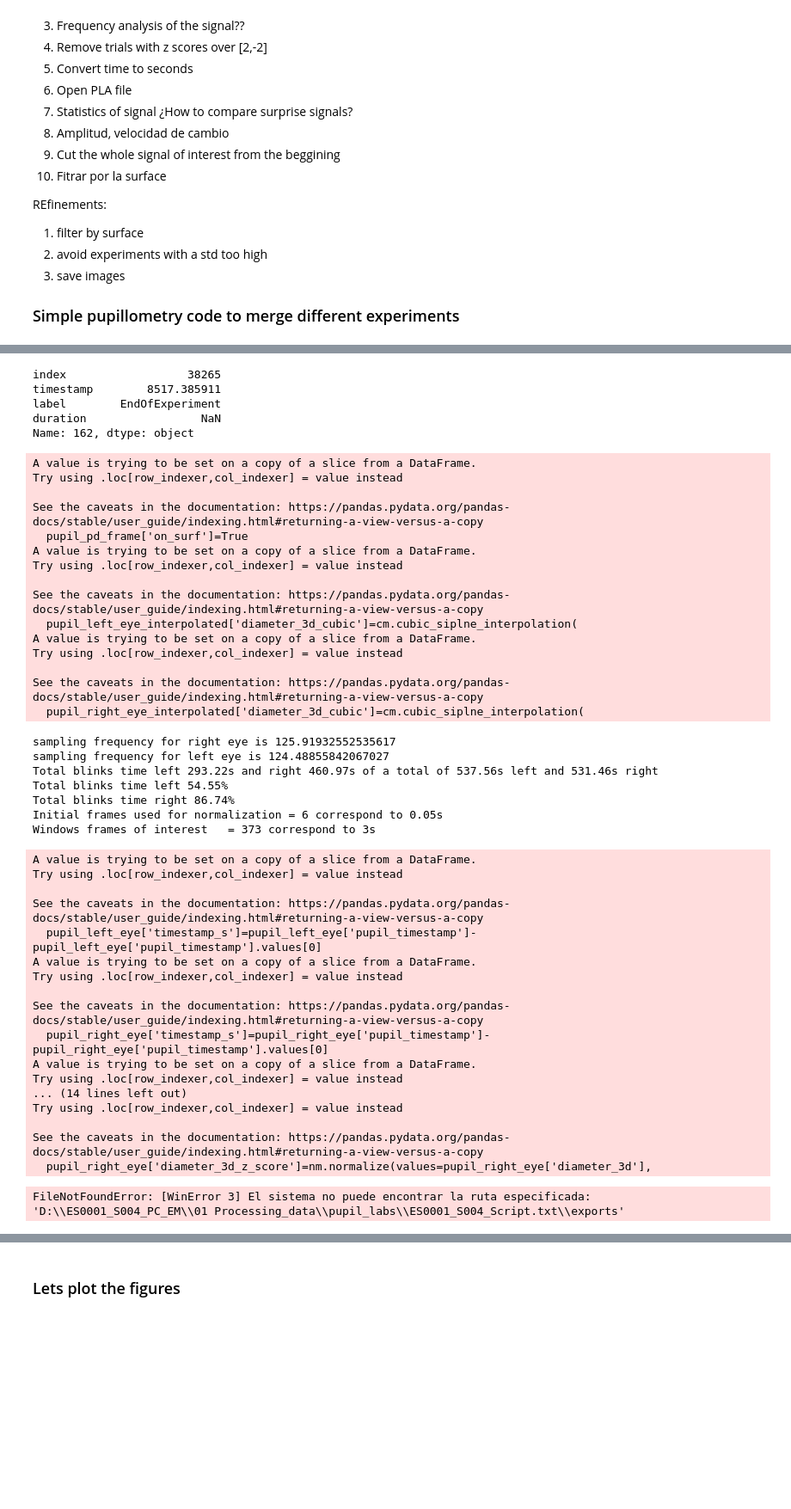
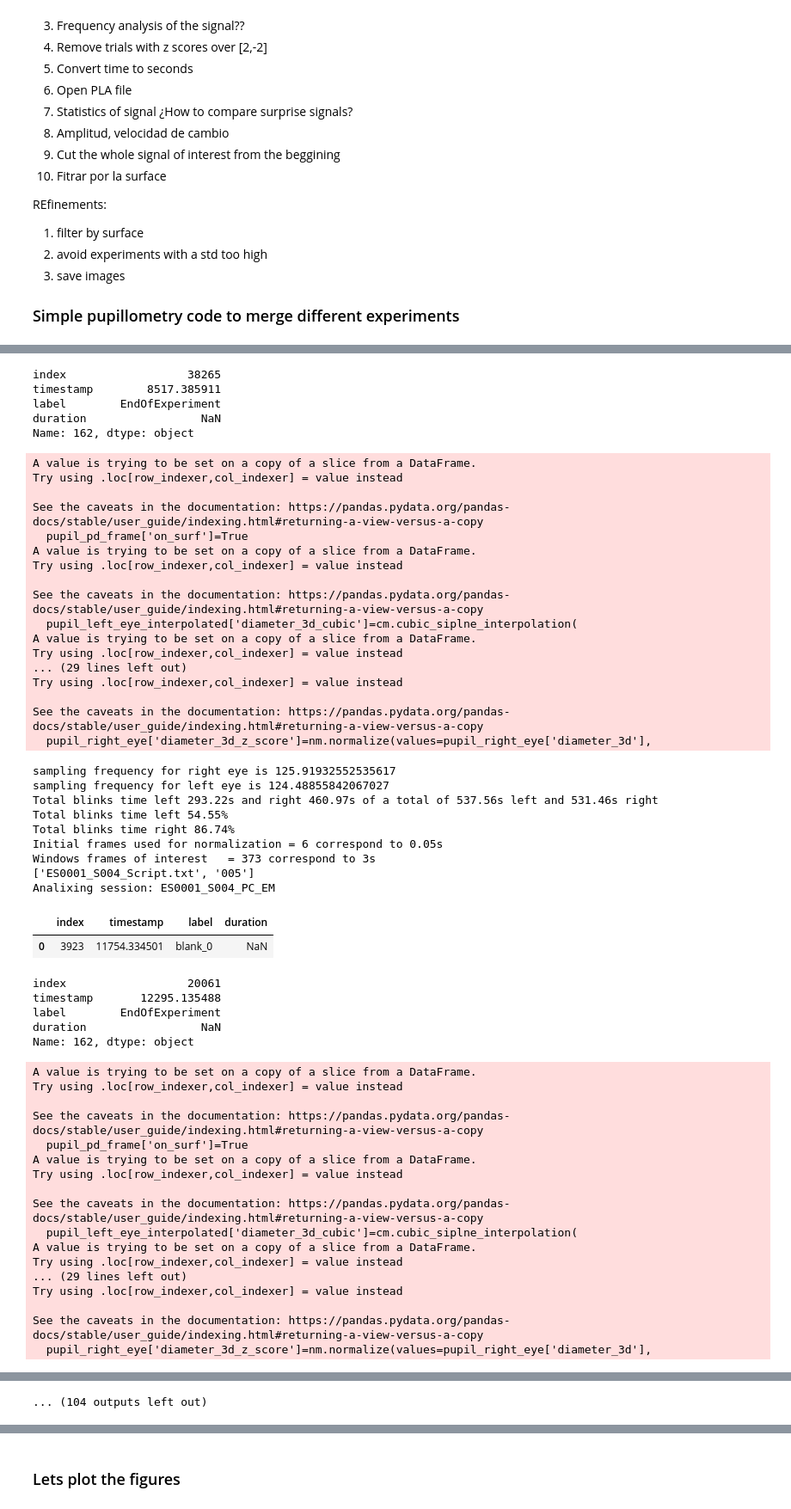
Before and after one commit to Rockyneuron/pupil_labs_analysis, a Jupyter notebook: analysis/pupillometry/pupillometry_analysis_6_merging_exp.ipynb, the cells around one changed output, grey strips where cells are left out. Shown at 86% size. Drawn from its saved outputs; the diff is of its cells as text; code cells hidden in the pictures; blank space fills up the shorter version.

```diff
--- a/analysis/pupillometry/pupillometry_analysis_6_merging_exp.ipynb
+++ b/analysis/pupillometry/pupillometry_analysis_6_merging_exp.ipynb
@@ -32,7 +32,7 @@ import commons as cm
 from data_curation import Normalization
 from pandasql import sqldf
 import pupillometry_commons as cp
-
+from itertools import compress
 nm=Normalization()
 
 session_location = Path(r"D:/")
@@ -52,6 +52,9 @@ image_loc_list=[session_location.joinpath(session,'images_order') for session in
 
 for subject, recording_location in zip(sessions,session_loc_list):
     recording_folder=[record for record in os.listdir(recording_location)  if '00' in record]
+    print(recording_folder)
+    index_aux = list(map(lambda x: not('_' in x), recording_folder))
+    recording_folder=list(compress(recording_folder,index_aux))
     #Load data in folders
     if len(recording_folder)>1:
         ValueError('Ambiguty in folder of experiment')
@@ -86,48 +90,58 @@ for subject, recording_location in zip(sessions,session_loc_list):
 Analixing session: ES0001_S003_PC_EM
 |  | index | timestamp | label | duration |
 | 0 | 6037 | 7977.395531 | blank_0 | NaN |
 index                  38265
 timestamp        8517.385911
 label        EndOfExperiment
 duration                 NaN
 Name: 162, dtype: object
 A value is trying to be set on a copy of a slice from a DataFrame.
 Try using .loc[row_indexer,col_indexer] = value instead
 
 See the caveats in the documentation: https://pandas.pydata.org/pandas-docs/stable/user_guide/indexing.html#returning-a-view-versus-a-copy
   pupil_pd_frame['on_surf']=True
 A value is trying to be set on a copy of a slice from a DataFrame.
 Try using .loc[row_indexer,col_indexer] = value instead
 
 See the caveats in the documentation: https://pandas.pydata.org/pandas-docs/stable/user_guide/indexing.html#returning-a-view-versus-a-copy
   pupil_left_eye_interpolated['diameter_3d_cubic']=cm.cubic_siplne_interpolation(
 A value is trying to be set on a copy of a slice from a DataFrame.
 Try using .loc[row_indexer,col_indexer] = value instead
+... (29 lines left out)
+Try using .loc[row_indexer,col_indexer] = value instead
 
 See the caveats in the documentation: https://pandas.pydata.org/pandas-docs/stable/user_guide/indexing.html#returning-a-view-versus-a-copy
-  pupil_right_eye_interpolated['diameter_3d_cubic']=cm.cubic_siplne_interpolation(
+  pupil_right_eye['diameter_3d_z_score']=nm.normalize(values=pupil_right_eye['diameter_3d'],
 sampling frequency for right eye is 125.91932552535617
 sampling frequency for left eye is 124.48855842067027
 Total blinks time left 293.22s and right 460.97s of a total of 537.56s left and 531.46s right
 Total blinks time left 54.55%
 Total blinks time right 86.74%
 Initial frames used for normalization = 6 correspond to 0.05s
 Windows frames of interest   = 373 correspond to 3s
+['ES0001_S004_Script.txt', '005']
+Analixing session: ES0001_S004_PC_EM
+|  | index | timestamp | label | duration |
+| 0 | 3923 | 11754.334501 | blank_0 | NaN |
-A value is trying to be set on a copy of a slice from a DataFrame.
-Try using .loc[row_indexer,col_indexer] = value instead
-
-See the caveats in the documentation: https://pandas.pydata.org/pandas-docs/stable/user_guide/indexing.html#returning-a-view-versus-a-copy
-  pupil_left_eye['timestamp_s']=pupil_left_eye['pupil_timestamp']-pupil_left_eye['pupil_timestamp'].values[0]
-A value is trying to be set on a copy of a slice from a DataFrame.
-Try using .loc[row_indexer,col_indexer] = value instead
-
-See the caveats in the documentation: https://pandas.pydata.org/pandas-docs/stable/user_guide/indexing.html#returning-a-view-versus-a-copy
-  pupil_right_eye['timestamp_s']=pupil_right_eye['pupil_timestamp']-pupil_right_eye['pupil_timestamp'].values[0]
-A value is trying to be set on a copy of a slice from a DataFrame.
-Try using .loc[row_indexer,col_indexer] = value instead
-... (14 lines left out)
-Try using .loc[row_indexer,col_indexer] = value instead
-
-See the caveats in the documentation: https://pandas.pydata.org/pandas-docs/stable/user_guide/indexing.html#returning-a-view-versus-a-copy
-  pupil_right_eye['diameter_3d_z_score']=nm.normalize(values=pupil_right_eye['diameter_3d'],
+index                  20061
+timestamp       12295.135488
+label        EndOfExperiment
+duration                 NaN
+Name: 162, dtype: object
-FileNotFoundError: [WinError 3] El sistema no puede encontrar la ruta especificada: 'D:\\ES0001_S004_PC_EM\\01 Processing_data\\pupil_labs\\ES0001_S004_Script.txt\\exports'
+A value is trying to be set on a copy of a slice from a DataFrame.
+Try using .loc[row_indexer,col_indexer] = value instead
+
+See the caveats in the documentation: https://pandas.pydata.org/pandas-docs/stable/user_guide/indexing.html#returning-a-view-versus-a-copy
+  pupil_pd_frame['on_surf']=True
+A value is trying to be set on a copy of a slice from a DataFrame.
+Try using .loc[row_indexer,col_indexer] = value instead
+
+See the caveats in the documentation: https://pandas.pydata.org/pandas-docs/stable/user_guide/indexing.html#returning-a-view-versus-a-copy
+  pupil_left_eye_interpolated['diameter_3d_cubic']=cm.cubic_siplne_interpolation(
+A value is trying to be set on a copy of a slice from a DataFrame.
+Try using .loc[row_indexer,col_indexer] = value instead
+... (29 lines left out)
+Try using .loc[row_indexer,col_indexer] = value instead
+
+See the caveats in the documentation: https://pandas.pydata.org/pandas-docs/stable/user_guide/indexing.html#returning-a-view-versus-a-copy
+  pupil_right_eye['diameter_3d_z_score']=nm.normalize(values=pupil_right_eye['diameter_3d'],
@@ -133,0 +184 @@ FileNotFoundError: [WinError 3] El sistema no puede encontrar la ruta especifica
+... (104 outputs left out)
```
Also changed, not shown: parts of 2 cells of this notebook.
